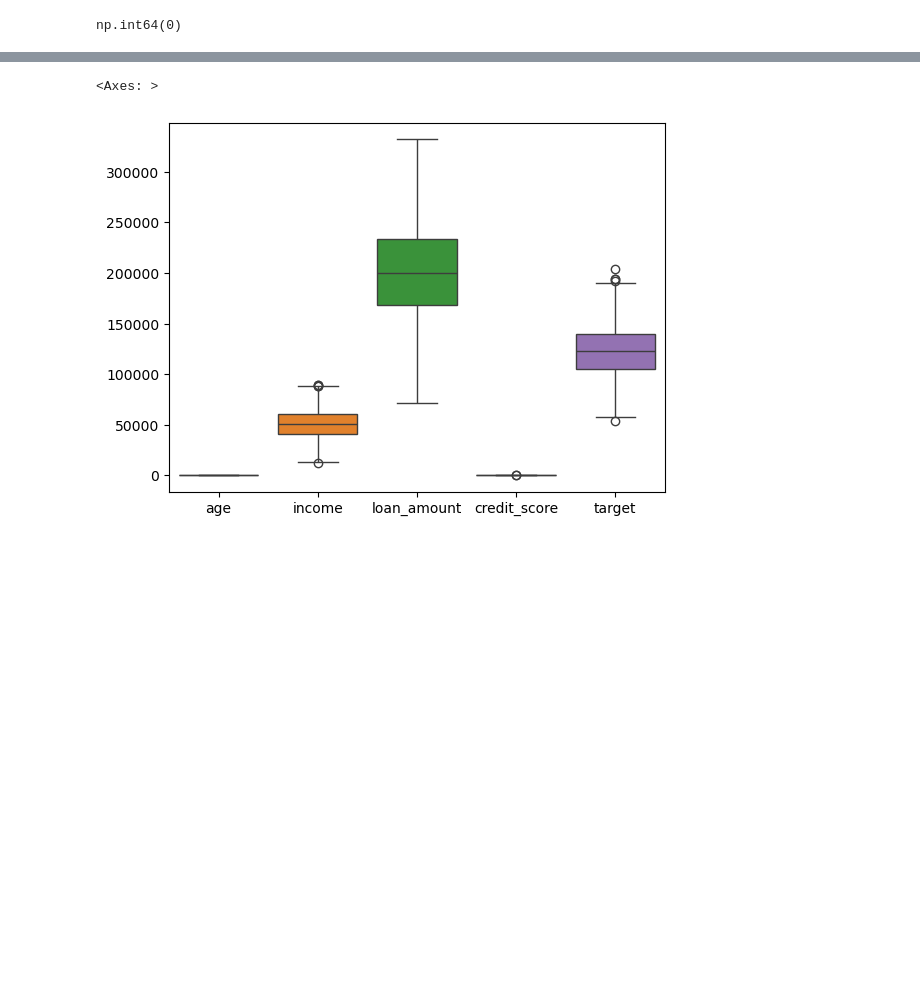
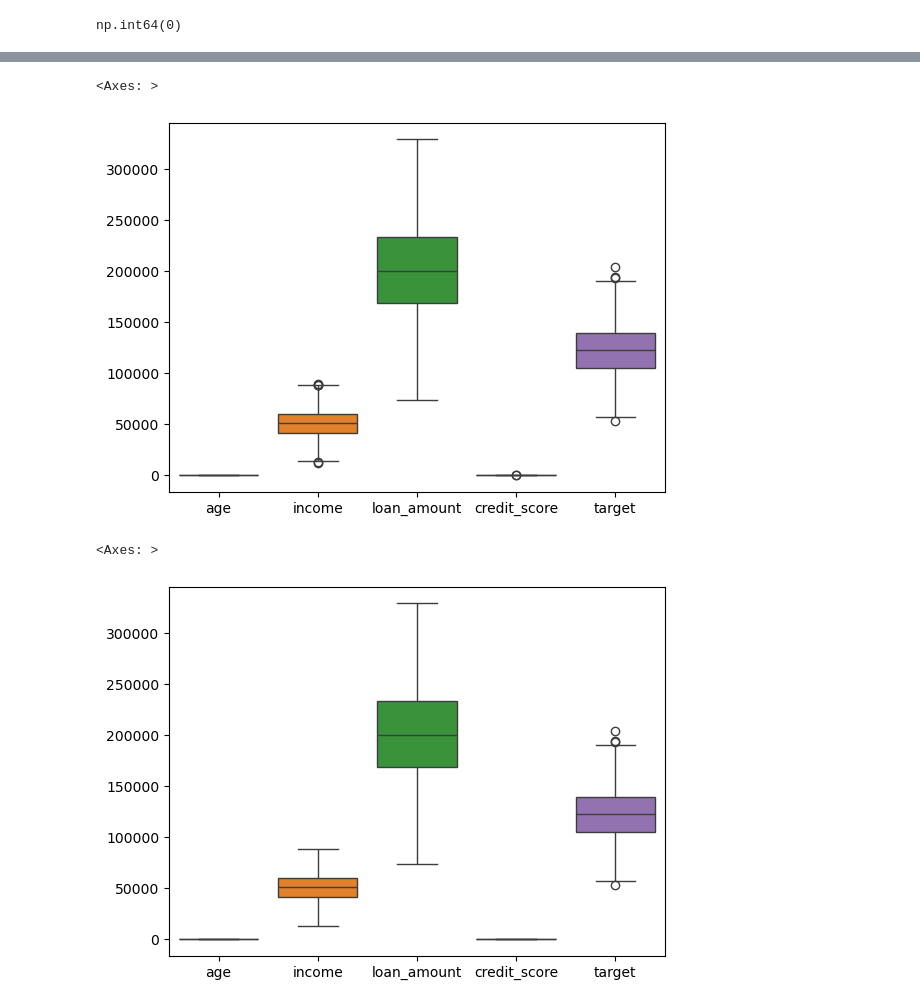
Before and after one commit to SaiVaibhav1805/KNN-K-Nearest-Neighbour, a Jupyter notebook: knn.ipynb, the cells around one changed output, grey strips where cells are left out. Cells and saved outputs as stored; diff of their text form; code cells hidden in the pictures; blank space fills up the shorter version.

```diff
--- a/knn.ipynb
+++ b/knn.ipynb
@@ -146,9 +146,35 @@ df['credit_score'].fillna(df['credit_score'].median(),inplace=True)
 Q1=df['credit_score'].quantile(0.25)
 Q3=df['credit_score'].quantile(0.75)
 IQR=Q3-Q1
-df=df[(df['credit_score']>=Q1-1.5*IQR) & (df['credit_score']<=Q3+1.5*IQR)]
+lower_bound=Q1-1.5*IQR
+upper_bound=Q3+1.5*IQR
+df=df[(df['credit_score']>=lower_bound) & (df['credit_score']<=upper_bound)]
 # %%
 sns.boxplot(df)
 # %% [output]
 <Axes: >
-[figure, old version]
+[figure, new version]
+# %%
+##handles outliers by capping function
+import numpy as np
+
+def cap_outliers(column):
+    Q1 = column.quantile(0.25)
+    Q3 = column.quantile(0.75)
+    IQR = Q3 - Q1
+
+    lower_bound = Q1 - 1.5 * IQR
+    upper_bound = Q3 + 1.5 * IQR
+
+    column = np.where(column < lower_bound, lower_bound, column)
+    column = np.where(column > upper_bound, upper_bound, column)
+
+    return column
+df['credit_score']=cap_outliers(df['credit_score'])
+df['income']=cap_outliers(df['income'])
+df['loan_amount']=cap_outliers(df['loan_amount'])
+# %%
+sns.boxplot(df)
+# %% [output]
+<Axes: >
+[figure, added]
```
Also changed, not shown: parts of 27 cells of this notebook, 3 other files.
